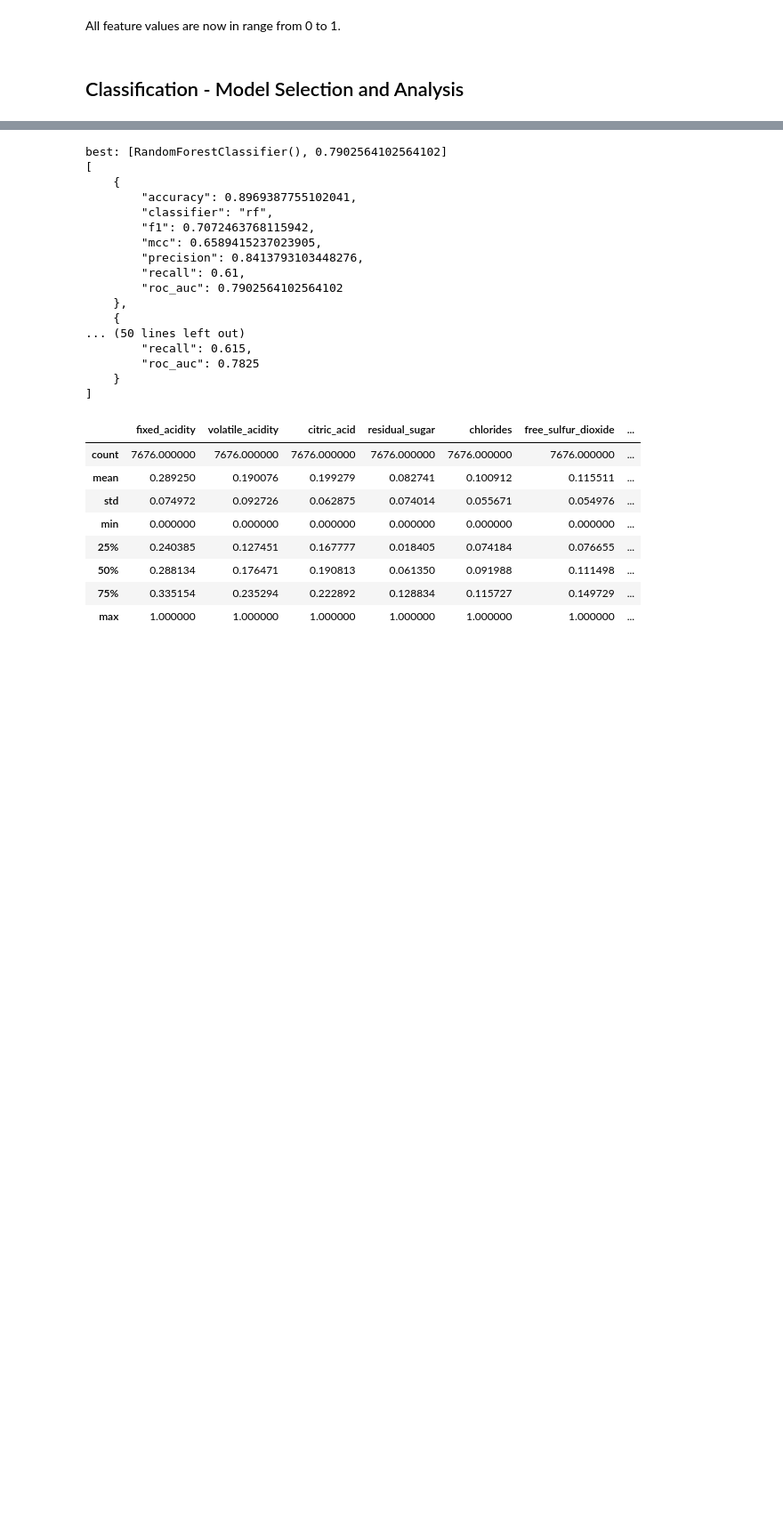
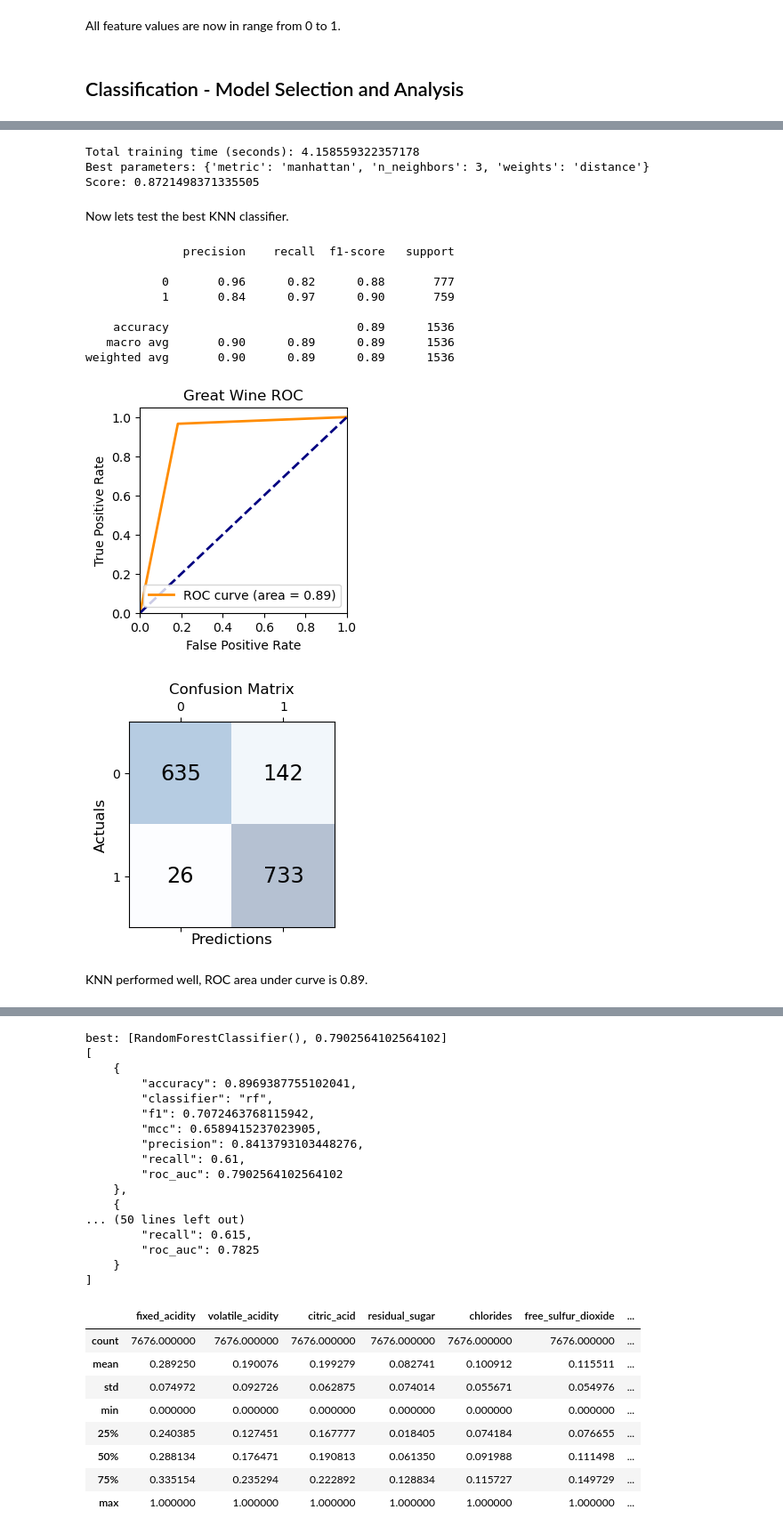
Before and after one commit to mgribov/msds-supervised-learning-final, a Jupyter notebook: Cleaned up version.ipynb, the cells around one changed output, grey strips where cells are left out. Shown: that part at 89% size. Saved outputs shown, nothing was run; the diff lists cells and outputs as text; code cells hidden in the pictures; blank space fills up the shorter version.

```diff
--- a/Cleaned up version.ipynb
+++ b/Cleaned up version.ipynb
@@ -402,6 +361,0 @@ memory usage: 459.3 KB
-# %%
-# adding 'is_great' column, and dropping 'quality'
-df['is_great'] = np.where(df['quality'] >= 7, 1, 0)
-df = df.drop(['quality'], axis=1)
-print(df['is_great'].value_counts())
-df.describe()
@@ -466,0 +371,55 @@ balanced_scaled_data.describe()
+# %%
+from sklearn.neighbors import KNeighborsClassifier
+
+# train and test set
+train_X, test_X, train_y, test_y = train_test_split(df.drop(["is_great"],axis=1), df["is_great"], train_size=0.8)
+
+params = {
+    'n_neighbors': [3, 5, 7, 9, 11],
+    'weights': ['uniform', 'distance'],
+    'metric': ['minkowski', 'euclidean', 'manhattan']
+}
+
+start_time = time.time()
+
+grid = GridSearchCV(KNeighborsClassifier(), params, n_jobs=-1)
+
+res = grid.fit(train_X, train_y)
+
+print("Total training time (seconds):", time.time() - start_time)
+
+print("Best parameters:", grid.best_params_)
+print("Score:", grid.best_score_)
+# %% [output]
+Total training time (seconds): 4.158559322357178
+Best parameters: {'metric': 'manhattan', 'n_neighbors': 3, 'weights': 'distance'}
+Score: 0.8721498371335505
+# %% [markdown]
+Now lets test the best KNN classifier.
+# %%
+yhat = grid.predict(test_X)
+
+# metrics
+print(classification_report(test_y, yhat))
+
+# roc
+fpr, tpr, thresholds = roc_curve(test_y, yhat)
+roc_auc = auc(fpr, tpr)
+plot_roc(roc_auc)
+
+# confusion matrix
+conf_matrix = confusion_matrix(test_y, yhat)
+plot_conf_mat(conf_matrix)
+# %% [output]
+              precision    recall  f1-score   support
+
+           0       0.96      0.82      0.88       777
+           1       0.84      0.97      0.90       759
+
+    accuracy                           0.89      1536
+   macro avg       0.90      0.89      0.89      1536
+weighted avg       0.90      0.89      0.89      1536
+[figure, added]
+[figure, added]
+# %% [markdown]
+KNN performed well, ROC area under curve is 0.89.
```
Also changed, not shown: parts of 25 cells of this notebook.
